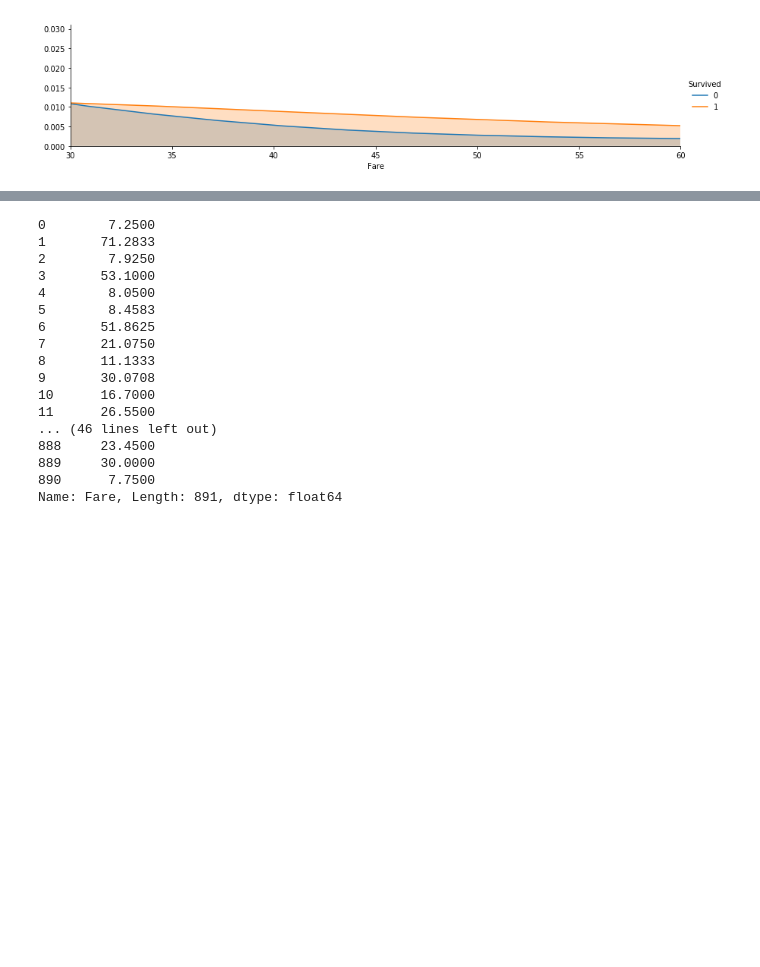
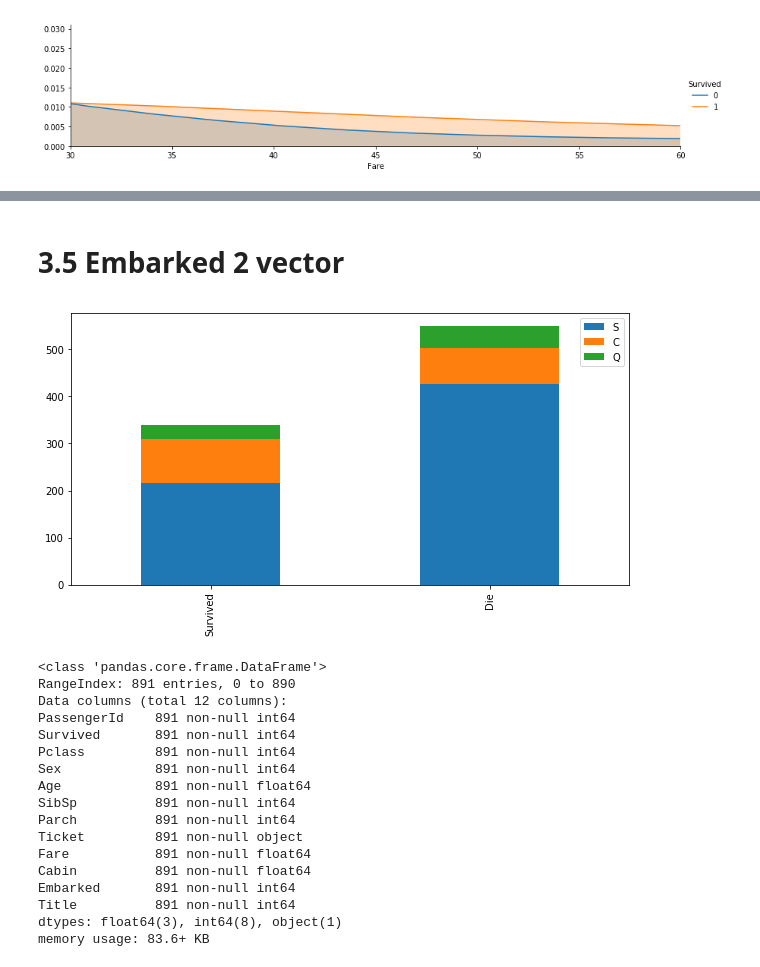
Before and after one commit to dl57934/hoony_blog_Data, a Jupyter notebook: 머신러닝/kaggle/Titanic/titanicStudy2.ipynb, the cells around one changed output, grey strips where cells are left out. Saved outputs shown, nothing was run; the diff lists cells and outputs as text; code cells hidden in the pictures; blank space fills up the shorter version.

```diff
--- a/머신러닝/kaggle/Titanic/titanicStudy2.ipynb
+++ b/머신러닝/kaggle/Titanic/titanicStudy2.ipynb
@@ -250,0 +283,6 @@ plt.xlim(100, 200) #0 ~ 30
+# %% [markdown]
+# 3.5 Embarked 2 vector
+# %%
+makingBar('Embarked')
+# %% [output]
+[figure, added]
@@ -251,20 +296,20 @@ plt.xlim(100, 200) #0 ~ 30
 # %%
-train['Fare']
+train.info()
 # %% [output]
-0        7.2500
-1       71.2833
-2        7.9250
-3       53.1000
-4        8.0500
-5        8.4583
-6       51.8625
-7       21.0750
-8       11.1333
-9       30.0708
-10      16.7000
-11      26.5500
-... (46 lines left out)
-888     23.4500
-889     30.0000
-890      7.7500
-Name: Fare, Length: 891, dtype: float64
+<class 'pandas.core.frame.DataFrame'>
+RangeIndex: 891 entries, 0 to 890
+Data columns (total 12 columns):
+PassengerId    891 non-null int64
+Survived       891 non-null int64
+Pclass         891 non-null int64
+Sex            891 non-null int64
+Age            891 non-null float64
+SibSp          891 non-null int64
+Parch          891 non-null int64
+Ticket         891 non-null object
+Fare           891 non-null float64
+Cabin          891 non-null float64
+Embarked       891 non-null int64
+Title          891 non-null int64
+dtypes: float64(3), int64(8), object(1)
+memory usage: 83.6+ KB
```
Also changed, not shown: parts of 27 cells of this notebook, 12 other files.
